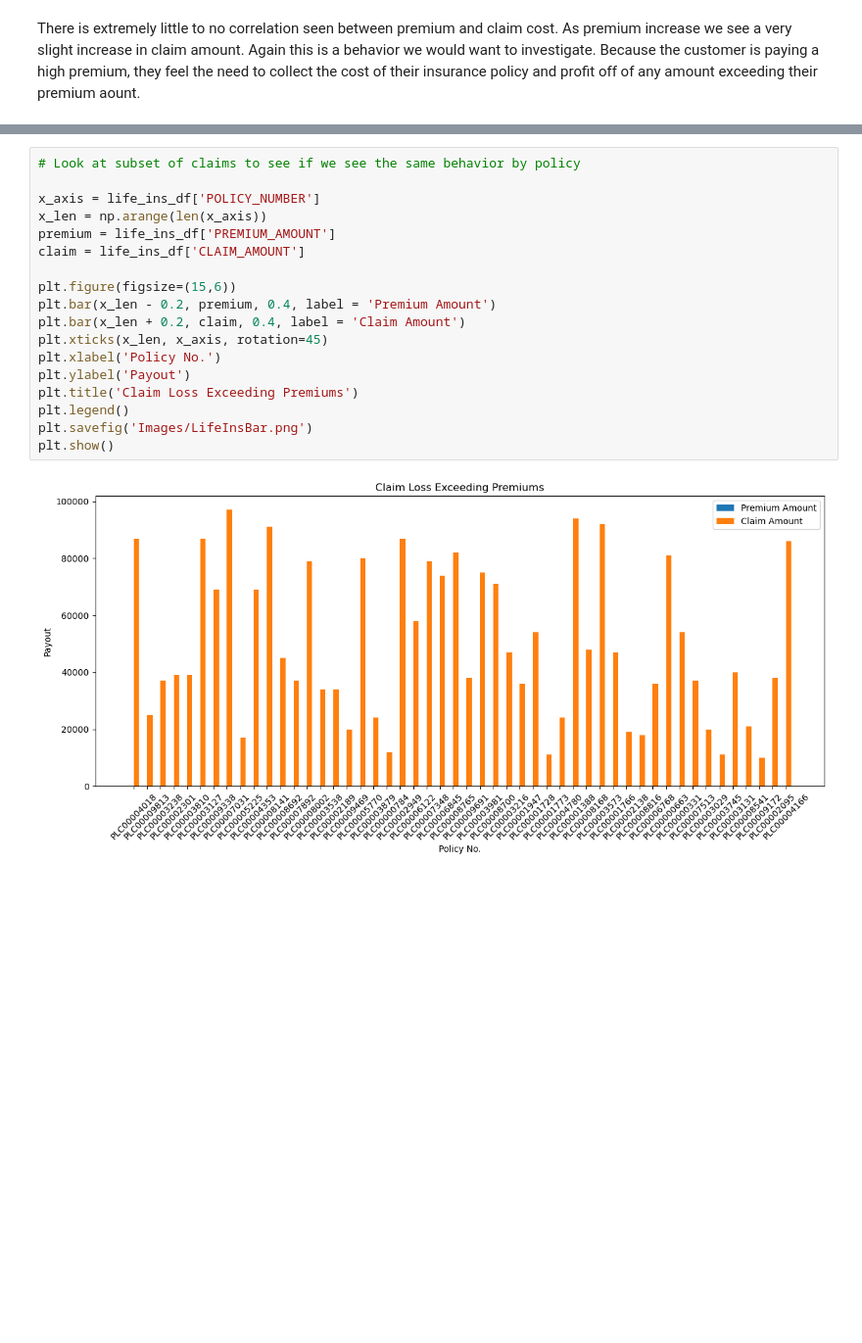
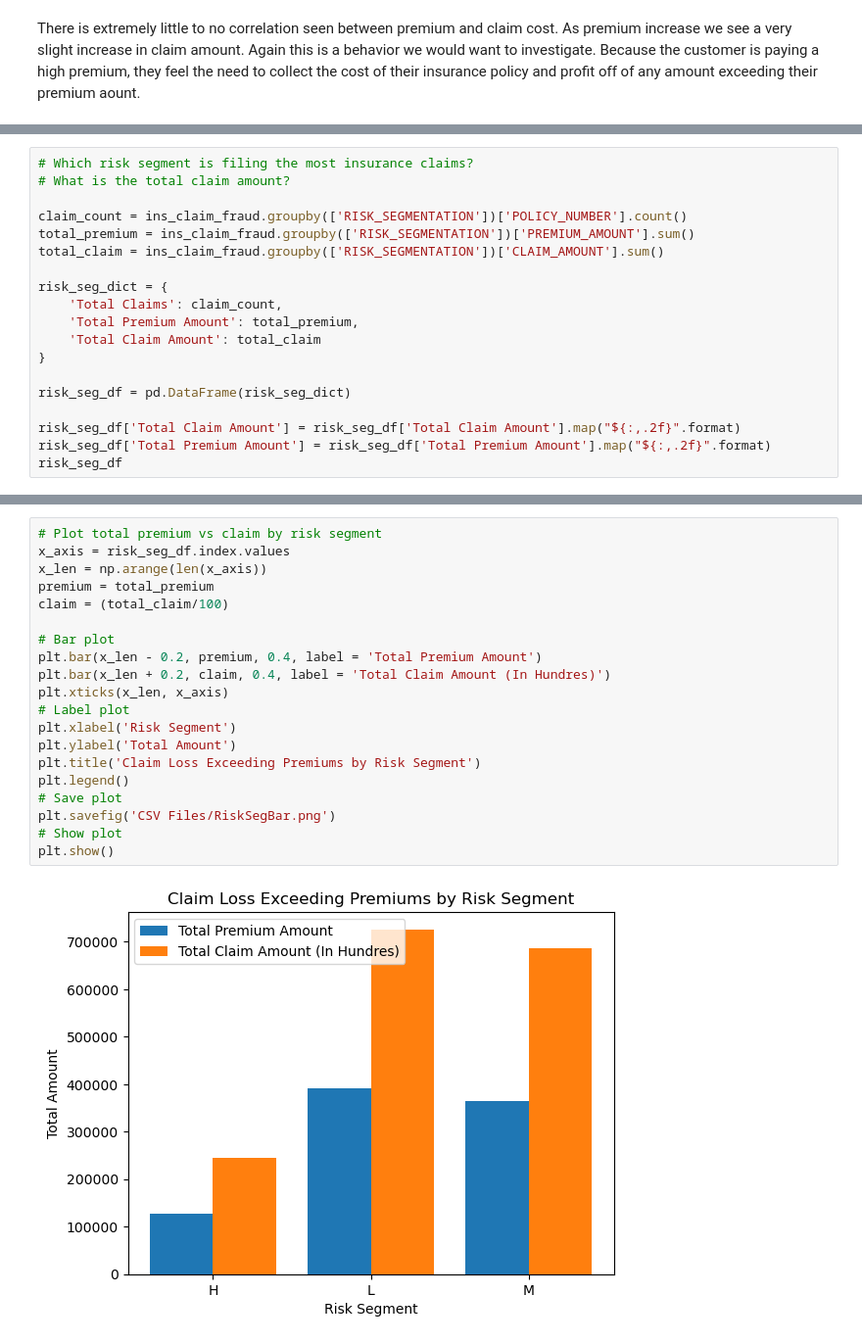
Before and after one commit to JustinS25/Insurance-Claim-Detection, a Jupyter notebook: Code/insurance_claim_valuecounts.ipynb, the cells around one changed output, grey strips where cells are left out. Shown at 98% size. Saved outputs shown, nothing was run; the diff lists cells and outputs as text; blank space fills up the shorter version.

```diff
--- a/Code/insurance_claim_valuecounts.ipynb
+++ b/Code/insurance_claim_valuecounts.ipynb
@@ -376,0 +365,19 @@ life_ins_df.head()
+# %%
+# Which risk segment is filing the most insurance claims?
+# What is the total claim amount?
+
+claim_count = ins_claim_fraud.groupby(['RISK_SEGMENTATION'])['POLICY_NUMBER'].count()
+total_premium = ins_claim_fraud.groupby(['RISK_SEGMENTATION'])['PREMIUM_AMOUNT'].sum()
+total_claim = ins_claim_fraud.groupby(['RISK_SEGMENTATION'])['CLAIM_AMOUNT'].sum()
+
+risk_seg_dict = {
+    'Total Claims': claim_count,
+    'Total Premium Amount': total_premium,
+    'Total Claim Amount': total_claim
+}
+
+risk_seg_df = pd.DataFrame(risk_seg_dict)
+
+risk_seg_df['Total Claim Amount'] = risk_seg_df['Total Claim Amount'].map("${:,.2f}".format)
+risk_seg_df['Total Premium Amount'] = risk_seg_df['Total Premium Amount'].map("${:,.2f}".format)
+risk_seg_df
@@ -377,20 +410,22 @@ life_ins_df.head()
 # %%
-# Look at subset of claims to see if we see the same behavior by policy
+# Plot total premium vs claim by risk segment
+x_axis = risk_seg_df.index.values
+x_len = np.arange(len(x_axis))
+premium = total_premium
+claim = (total_claim/100)
 
-x_axis = life_ins_df['POLICY_NUMBER']
-x_len = np.arange(len(x_axis))
-premium = life_ins_df['PREMIUM_AMOUNT']
-claim = life_ins_df['CLAIM_AMOUNT']
-
-plt.figure(figsize=(15,6))
-plt.bar(x_len - 0.2, premium, 0.4, label = 'Premium Amount')
-plt.bar(x_len + 0.2, claim, 0.4, label = 'Claim Amount')
-plt.xticks(x_len, x_axis, rotation=45)
-plt.xlabel('Policy No.')
-plt.ylabel('Payout')
-plt.title('Claim Loss Exceeding Premiums')
+# Bar plot
+plt.bar(x_len - 0.2, premium, 0.4, label = 'Total Premium Amount')
+plt.bar(x_len + 0.2, claim, 0.4, label = 'Total Claim Amount (In Hundres)')
+plt.xticks(x_len, x_axis)
+# Label plot
+plt.xlabel('Risk Segment')
+plt.ylabel('Total Amount')
+plt.title('Claim Loss Exceeding Premiums by Risk Segment')
 plt.legend()
-plt.savefig('Images/LifeInsBar.png')
+# Save plot
+plt.savefig('CSV Files/RiskSegBar.png')
+# Show plot
 plt.show()
 # %% [output]
-[figure, old version]
+[figure, new version]
```
Also changed, not shown: parts of 7 cells of this notebook, 5 other files.
